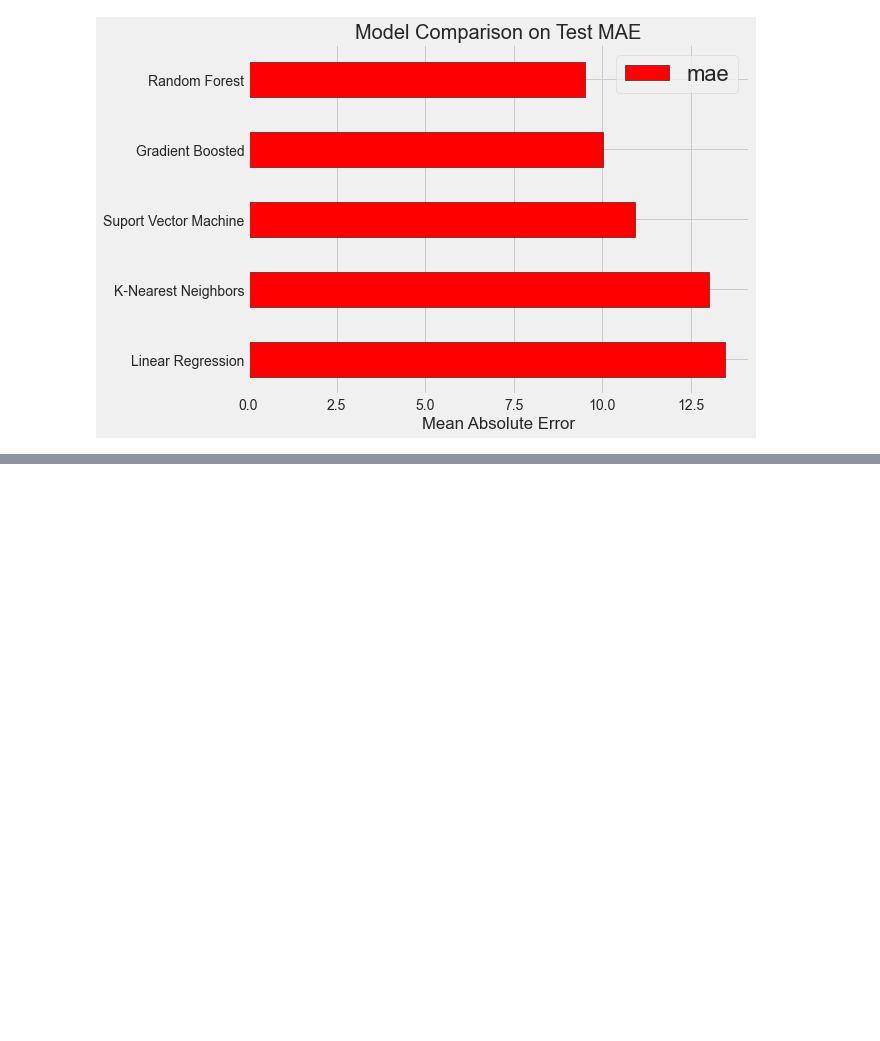
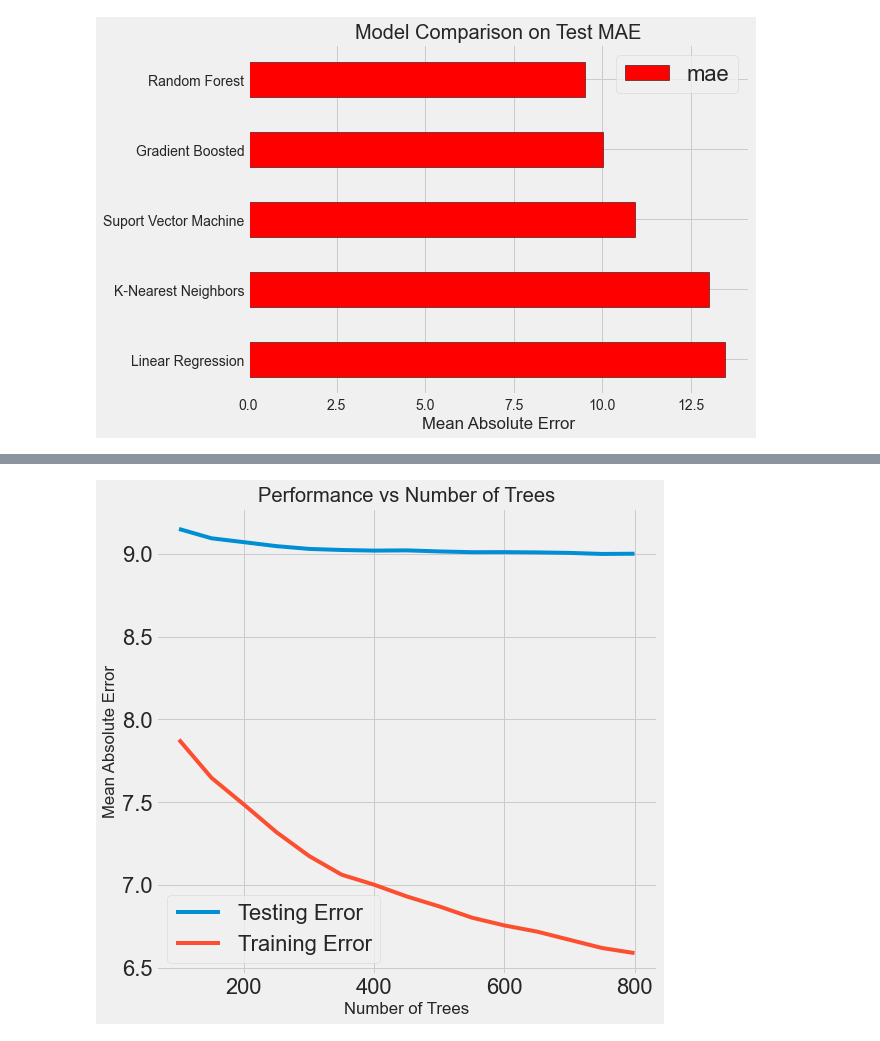
Before and after one commit to Jared-Glenn/Machine_Learning_Project_Walkthrough, a Jupyter notebook: ml_walkthrough_2.ipynb, the cells around one changed output, grey strips where cells are left out. Saved outputs shown, nothing was run; the diff lists cells and outputs as text; code cells hidden in the pictures; blank space fills up the shorter version.

```diff
--- a/ml_walkthrough_2.ipynb
+++ b/ml_walkthrough_2.ipynb
@@ -194,3 +194,18 @@ hyperparameter_grid = {'loss': loss,
                        'min_samples_leaf': min_samples_leaf,
                        'min_samples_split': min_samples_split,
                        'max_features': max_features}
+# %%
+# Create the model to use for the hyperparameter tuning
+model = GradientBoostingRegressor(random_state = 42)
+
+# Set up the random search with 4-fold cross validation
+random_cv = RandomizedSearchCV(estimator=model,
+                               param_distributions=hyperparameter_grid,
+                               cv=4, n_iter=25,
+                               scoring = 'neg_mean_absolute_error',
+                               n_jobs = -1, verbose = 1,
+                               return_train_score = True,
+                               random_state = 42)
+# %%
+# Fit on the training data
+random_cv.fit(X, y)
@@ -196,0 +249,17 @@ hyperparameter_grid = {'loss': loss,
+# %%
+# Creae a range of trees to evaluate
+trees_grid = {'n_estimators': [100, 150, 200, 250, 300, 350, 400, 450, 500, 550, 600, 650, 700, 750, 800]}
+
+model = GradientBoostingRegressor(loss = 'absolute_error', max_depth = 5,
+                                  min_samples_leaf = 6,
+                                  min_samples_split = 6,
+                                  max_features = None,
+                                  random_state = 42)
+
+# Grid Search Object using the tree range and the random forest model
+grid_search = GridSearchCV(estimator = model, param_grid=trees_grid, cv = 4,
+                           scoring = 'neg_mean_absolute_error', verbose = 1,
+                           n_jobs = -1, return_train_score = True)
+# %%
+# Fit the grid search
+grid_search.fit(X, y)
@@ -196,0 +280,13 @@ hyperparameter_grid = {'loss': loss,
+# %%
+# Get the results into a dataframe
+results = pd.DataFrame(grid_search.cv_results_)
+
+# Plot the training and testing error vs number of trees
+figsize(8, 8)
+plt.style.use('fivethirtyeight')
+plt.plot(results['param_n_estimators'], -1 * results['mean_test_score'], label = 'Testing Error')
+plt.plot(results['param_n_estimators'], -1 * results['mean_train_score'], label = 'Training Error')
+plt.xlabel('Number of Trees'); plt.ylabel('Mean Absolute Error'); plt.legend();
+plt.title('Performance vs Number of Trees');
+# %% [output]
+[figure, added]
```
Also changed, not shown: parts of 7 cells of this notebook.
